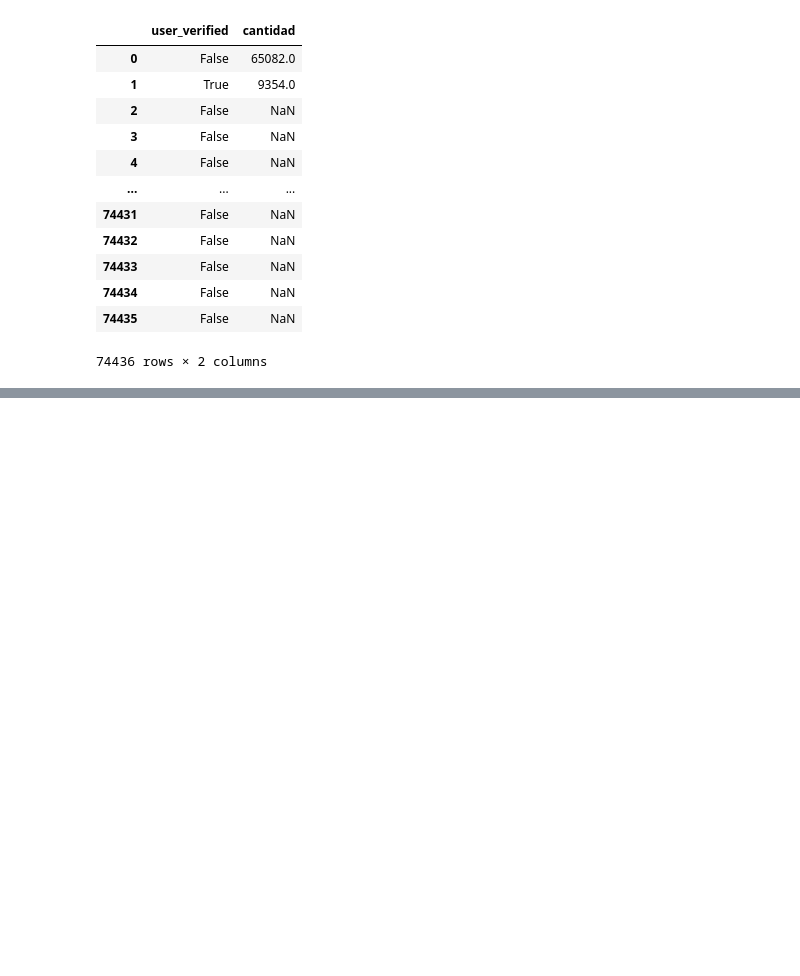
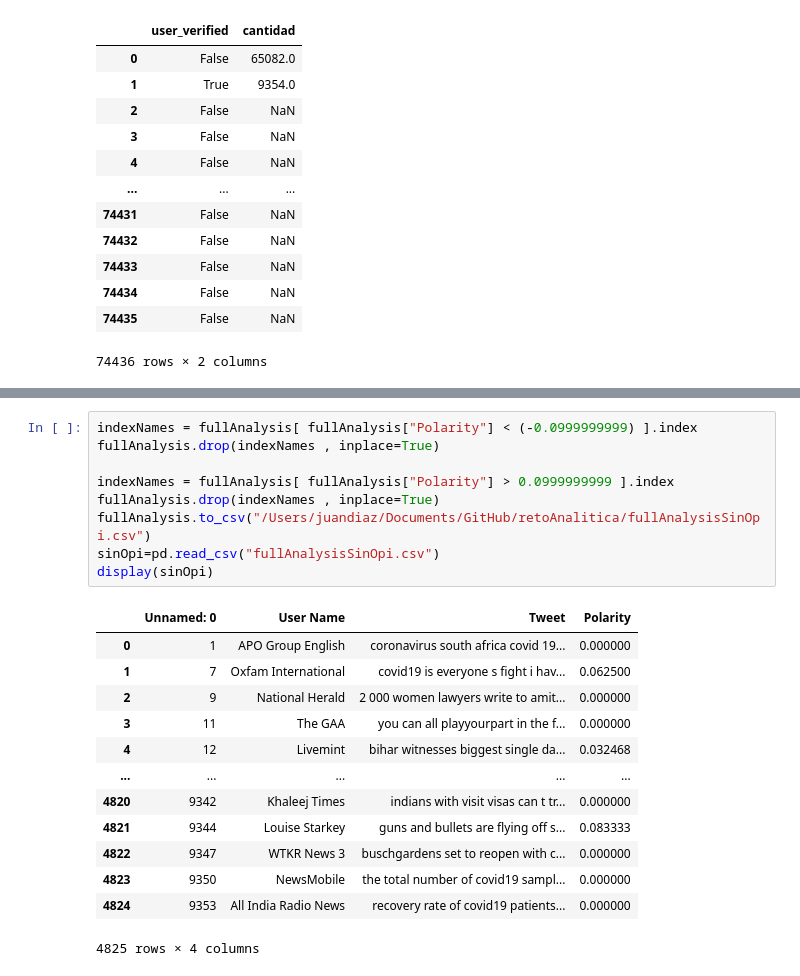
Before and after one commit to JuanDiaz12000/retoAnalitica, a Jupyter notebook: reto.ipynb, the cells around one changed output, grey strips where cells are left out. Saved outputs shown, nothing was run; the diff lists cells and outputs as text; blank space fills up the shorter version.

```diff
--- a/reto.ipynb
+++ b/reto.ipynb
@@ -295,3 +289,26 @@ print("The Tweets with a polarity value inside the -0.1 to 0.1 range are conside
 # %% [output]
 [figure]
 The Tweets with a polarity value inside the -0.1 to 0.1 range are considered as news. Tweets with a minor or greater polarity value than the values' range are considered as opinions.
+# %%
+indexNames = fullAnalysis[ fullAnalysis["Polarity"] < (-0.0999999999) ].index
+fullAnalysis.drop(indexNames , inplace=True)
+
+indexNames = fullAnalysis[ fullAnalysis["Polarity"] > 0.0999999999 ].index
+fullAnalysis.drop(indexNames , inplace=True)
+fullAnalysis.to_csv("/Users/juandiaz/Documents/GitHub/retoAnalitica/fullAnalysisSinOpi.csv")
+sinOpi=pd.read_csv("fullAnalysisSinOpi.csv")
+display(sinOpi)
+# %% [output]
+|  | Unnamed: 0 | User Name | Tweet | Polarity |
+| 0 | 1 | APO Group English | coronavirus south africa covid 19... | 0.000000 |
+| 1 | 7 | Oxfam International | covid19 is everyone s fight i hav... | 0.062500 |
+| 2 | 9 | National Herald | 2 000 women lawyers write to amit... | 0.000000 |
+| 3 | 11 | The GAA | you can all playyourpart in the f... | 0.000000 |
+| 4 | 12 | Livemint | bihar witnesses biggest single da... | 0.032468 |
+| ... | ... | ... | ... | ... |
+| 4820 | 9342 | Khaleej Times | indians with visit visas can t tr... | 0.000000 |
+| 4821 | 9344 | Louise Starkey | guns and bullets are flying off s... | 0.083333 |
+| 4822 | 9347 | WTKR News 3 | buschgardens set to reopen with c... | 0.000000 |
+| 4823 | 9350 | NewsMobile | the total number of covid19 sampl... | 0.000000 |
+| 4824 | 9353 | All India Radio News | recovery rate of covid19 patients... | 0.000000 |
+4825 rows × 4 columns
```
Also changed, not shown: parts of 3 cells of this notebook, 2 other files.
